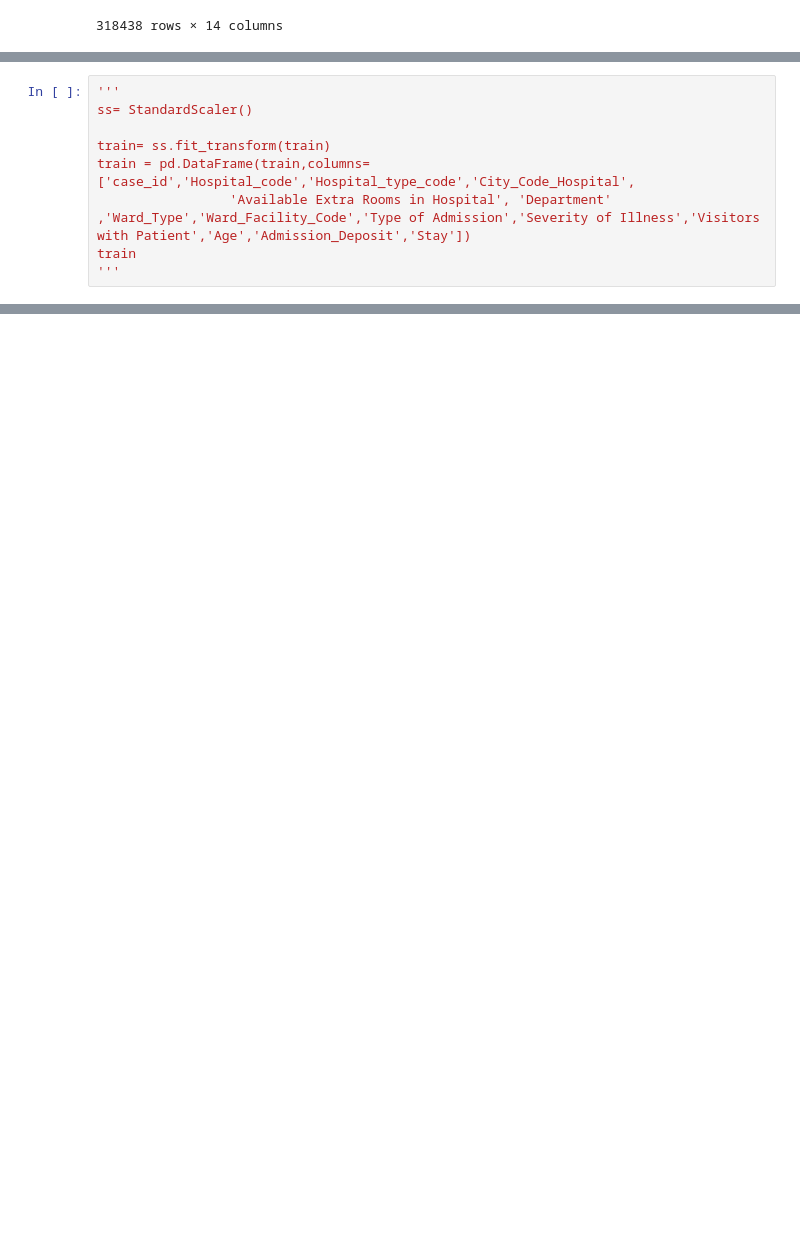
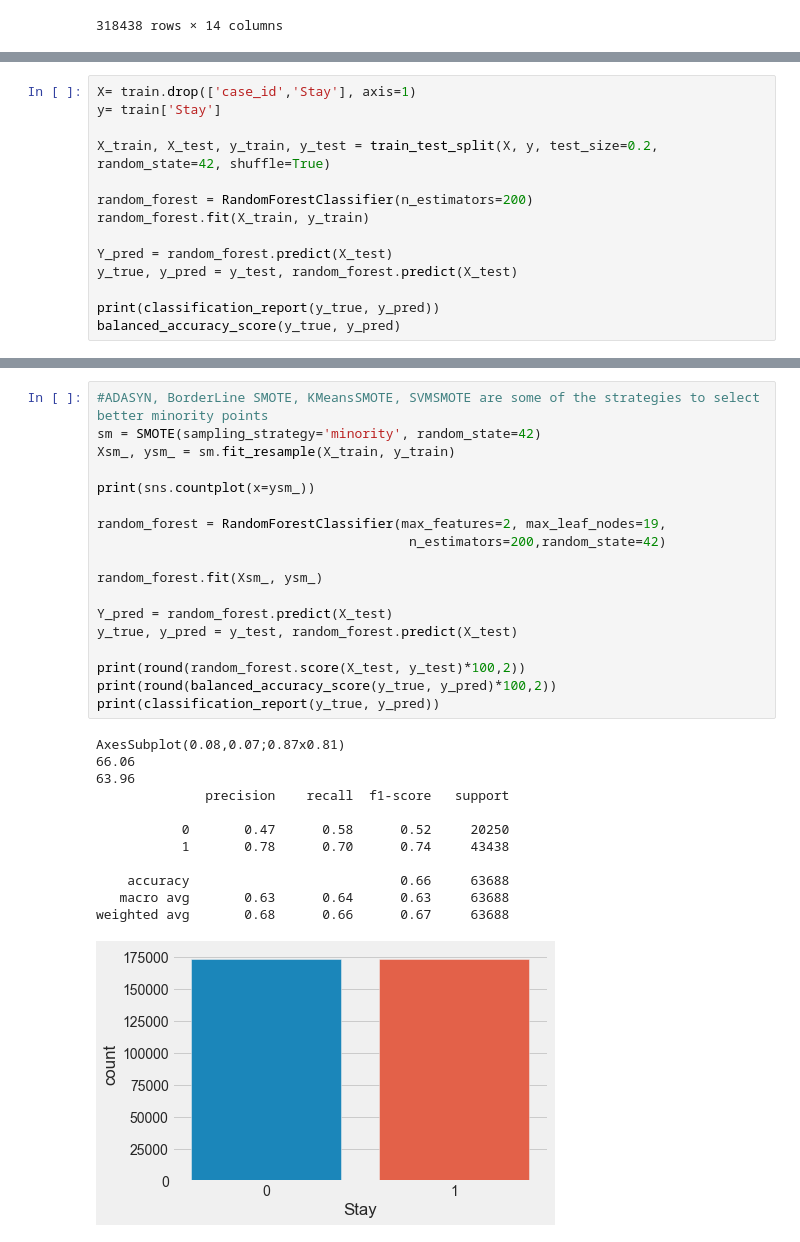
Before and after one commit to georgespap/healthcare_covid19, a Jupyter notebook: HEALTHCARE.ipynb, the cells around one changed output, grey strips where cells are left out. Drawn from its saved outputs; the diff is of its cells as text; blank space fills up the shorter version.

```diff
--- a/HEALTHCARE.ipynb
+++ b/HEALTHCARE.ipynb
@@ -583,9 +482,0 @@ for key,value in models.items():
-# %%
-'''
-ss= StandardScaler()
-
-train= ss.fit_transform(train)
-train = pd.DataFrame(train,columns=['case_id','Hospital_code','Hospital_type_code','City_Code_Hospital',
-                 'Available Extra Rooms in Hospital', 'Department' ,'Ward_Type','Ward_Facility_Code','Type of Admission','Severity of Illness','Visitors with Patient','Age','Admission_Deposit','Stay'])
-train
-'''
@@ -805,0 +490,14 @@ Models.sort_values('F1 score',  ascending=False)
+# %%
+X= train.drop(['case_id','Stay'], axis=1)
+y= train['Stay']
+
+X_train, X_test, y_train, y_test = train_test_split(X, y, test_size=0.2, random_state=42, shuffle=True)
+
+random_forest = RandomForestClassifier(n_estimators=200)
+random_forest.fit(X_train, y_train)
+
+Y_pred = random_forest.predict(X_test)
+y_true, y_pred = y_test, random_forest.predict(X_test)
+
+print(classification_report(y_true, y_pred))
+balanced_accuracy_score(y_true, y_pred)
@@ -805,0 +530,31 @@ Models.sort_values('F1 score',  ascending=False)
+# %%
+#ADASYN, BorderLine SMOTE, KMeansSMOTE, SVMSMOTE are some of the strategies to select better minority points
+sm = SMOTE(sampling_strategy='minority', random_state=42)
+Xsm_, ysm_ = sm.fit_resample(X_train, y_train)
+
+print(sns.countplot(x=ysm_))
+
+random_forest = RandomForestClassifier(max_features=2, max_leaf_nodes=19,
+                                        n_estimators=200,random_state=42)
+
+random_forest.fit(Xsm_, ysm_)
+
+Y_pred = random_forest.predict(X_test)
+y_true, y_pred = y_test, random_forest.predict(X_test)
+
+print(round(random_forest.score(X_test, y_test)*100,2))
+print(round(balanced_accuracy_score(y_true, y_pred)*100,2))
+print(classification_report(y_true, y_pred))
+# %% [output]
+AxesSubplot(0.08,0.07;0.87x0.81)
+66.06
+63.96
+              precision    recall  f1-score   support
+
+           0       0.47      0.58      0.52     20250
+           1       0.78      0.70      0.74     43438
+
+    accuracy                           0.66     63688
+   macro avg       0.63      0.64      0.63     63688
+weighted avg       0.68      0.66      0.67     63688
+[figure, added]
```
Also changed, not shown: parts of 61 cells of this notebook.
